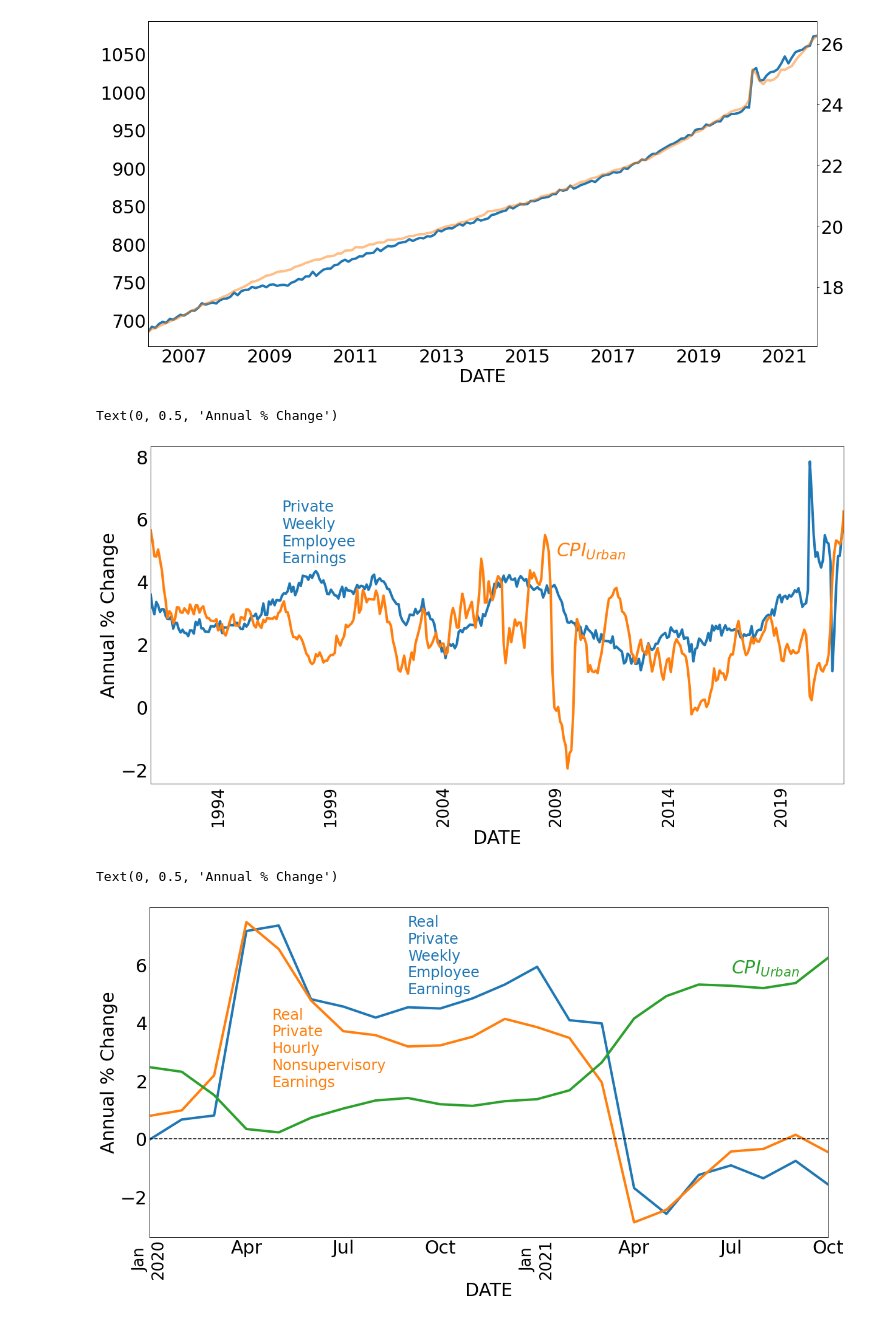
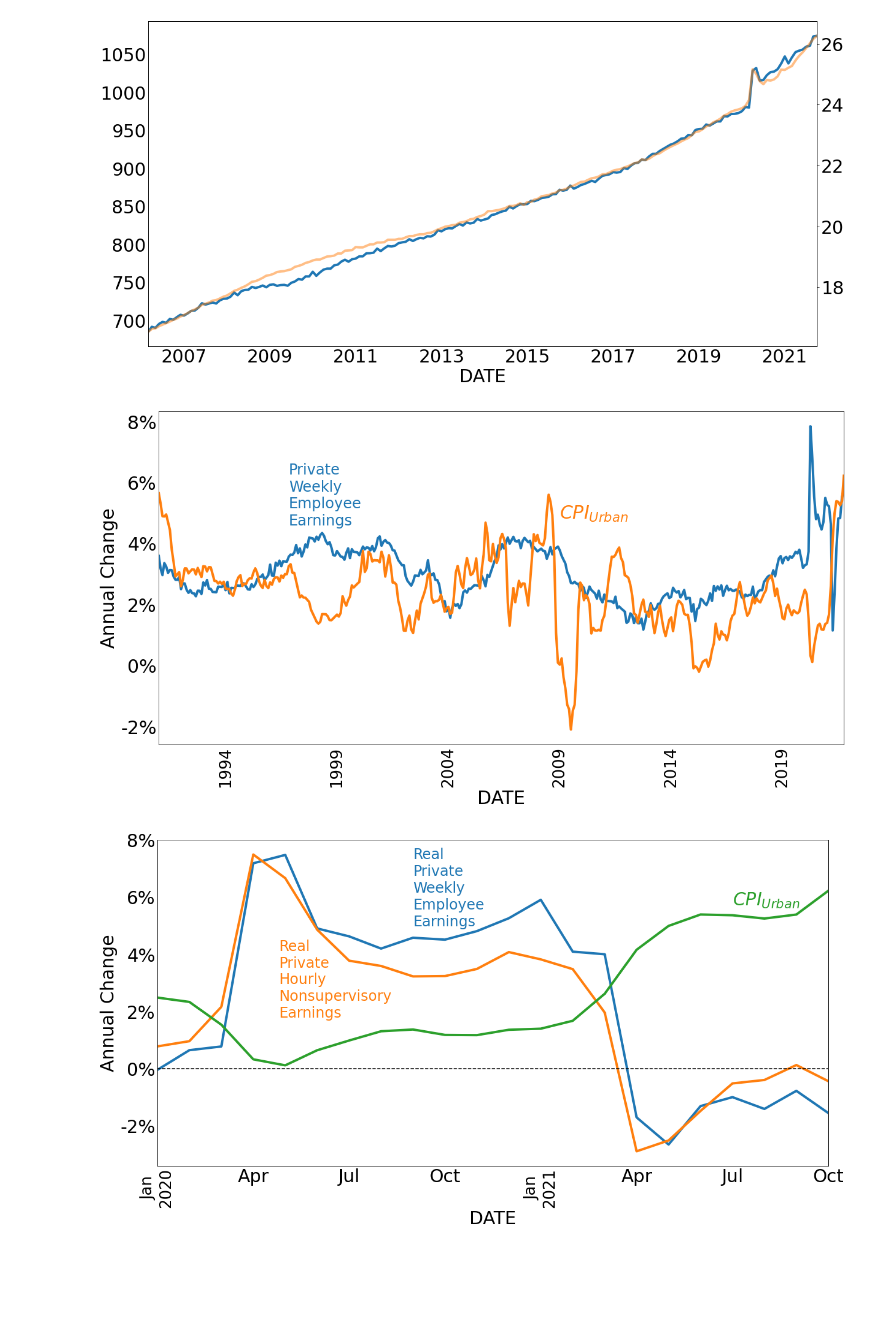
Before and after one commit to jlcatonjr/Learn-Python-for-Stats-and-Econ, a Jupyter notebook: Projects/SMP Data/Assessing Potential for Higher Inflation.ipynb, the cells around one changed output. Cells and saved outputs as stored; diff of their text form; code cells hidden in the pictures; blank space fills up the shorter version.

```diff
--- a/Projects/SMP Data/Assessing Potential for Higher Inflation.ipynb
+++ b/Projects/SMP Data/Assessing Potential for Higher Inflation.ipynb
@@ -161,8 +158,9 @@ data_dict = {"PPI: All Comodities": "PPIACO",
             "PPI: Copper and Copper Products":"WPUSI019011",
             "PPI: Gas and Oil Extraction":"PCU21112111",
             "Expected Inflation: 5 Year Breakeven Rate":"T5YIE",
-            "$CPI_{Urban}$":"CPIAUCSL",
-             "$CPI_{Core}$":"PCEPILFE",
+            "$CPI_{Urban}$":"CPIAUCNS",
+
+             "$CPI_{Core}$":"CPILFESL",
             "Industrial Production Index":"INDPRO",
             "$\pi_{e_{5Y}}$":"T5YIE",
              "$\pi_{e_{10Y}}$":"T10YIE",
@@ -187,8 +188,8 @@ keys = df.keys()
 for key in keys:
 #     if "PPI" in key or "CPI" in key or "M2" in key:
     df[key + " Annual % Change"] = df[key].pct_change(12) * 100
-df.rename(columns = {"$CPI_{Core}$ Annual % Change":"$CPI_{Core}$",
-                     "$CPI_{Urban}$ Annual % Change":"$CPI_{Urban}$",
+df.rename(columns = {"$CPI_{Core}$ Annual % Change":"$\pi_{Core}$",
+                     "$CPI_{Urban}$ Annual % Change":"$\pi_{Urban}$",
                     "PPI: All Comodities Annual % Change":"$\pi_{PPI}$"}, inplace = True)
 df["Unemployment Rate Annual Change"] = df["Unemployment Rate"].diff(12)
 # %%
@@ -259,4 +260,4 @@ plot_df#.to_csv("inflationData.csv")
 # %%
-df["$\pi_{Core} - \pi_{e_{5Y}}$"] = df["$\pi_{Core}$"].sub(df["$\pi_{e_{5Y}}$"])
+df["$\pi_{Urban} - \pi_{e_{5Y}}$"] = df["$\pi_{Urban}$"].sub(df["$\pi_{e_{5Y}}$"])
 df["$\pi_{Core} - \pi_{e_{10Y}}$"] = df["$\pi_{Core}$"].sub(df["$\pi_{e_{10Y}}$"])
 # %%
@@ -286,11 +287,3 @@ plot_lines(plot_df, linewidth = 5)
 # plot_df#.to_csv("inflationData.csv")
 # %% [output]
 [figure]
-# %%
-plt.rcParams.update({'font.size': 30})
-fig,ax = plt.subplots(figsize=(20,10))
-df["$\pi_{Core} - \pi_{e_{5Y}}$"].dropna().plot.line(linewidth = 4, legend = False)
-ax.axhline(0,ls="--", linewidth = 2, color = "k")
-plt.xticks(rotation=90, fontsize =26)
-ax.tick_params('both', length=0, which='both')
-plt.title("$\pi_{Core}$ - $\pi_{e_{5Y}}$")
@@ -396,7 +386,7 @@ ax.tick_params('both', length=0, which='both')
 # %% [output]
 [figure]
 # %%
- plot_keys = ["Private Hourly Nonsupervisory Earnings Annual % Change",
+plot_keys = ["Private Hourly Nonsupervisory Earnings Annual % Change",
               "$\pi_{Urban}$"
              ]
 plot_df = df[plot_keys].dropna()#.rolling(12).mean()
@@ -408,31 +398,36 @@ plt.xticks(rotation=90, fontsize =26)
 ax.tick_params('both', length=0, which='both')
 ax.text(322,4.6 ,  "Private\nWeekly\nEmployee\nEarnings", color = "C0", alpha = 1, fontsize = 24)
 ax.text(468,4.8,  "$CPI_{Urban}$", color = "C1", alpha = 1)
-ax.set_ylabel("Annual % Change")
-# plot_df#.to_csv("inflationData.csv")
+ax.set_ylabel("Annual Change")
+vals = ax.get_yticks()
+ax.set_yticklabels([str(int(y)) + "%" for y in vals])
+
+plot_df.to_csv("PrivateEarningsAndCPIUrbanAnnualPercentChange.csv")
 # %% [output]
-Text(0, 0.5, 'Annual % Change')
-[figure, old version]
+[figure, new version]
 # %%
  plot_keys = ["Real Private Weekly Employee Earnings Annual % Change",
             "Real Private Hourly Nonsupervisory Earnings Annual % Change",
              "$\pi_{Urban}$"]
 plot_df = df.loc["2020":,plot_keys].dropna()#.rolling(12).mean()
 fig,ax = plt.subplots(figsize=(20,10))
 # ax2 =ax.twinx()
 plot_df[plot_keys].plot(ax = ax, linewidth = 4, legend = False)
 # plot_df[plot_keys[1]].plot(ax = ax2, linewidth = 4, color = "C1", ls="-", alpha = .5)
 plt.xticks(rotation=90, fontsize =26)
 ax.tick_params('both', length=0, which='both')
 ax.text(608,5 ,  plot_keys[0].replace(" Annual % Change", "").replace(" ","\n"), color = "C0", fontsize = 24, alpha = 1)
 ax.text(603.8,1.8,  plot_keys[1].replace(" Annual % Change", "").replace(" ","\n"), color = "C1", fontsize = 24, alpha = 1)
 ax.text(618,5.7,  "$CPI_{Urban}$", color = "C2", fontsize = 30, alpha = 1)
 
 ax.axhline(0, ls = "--", color = "k")
-ax.set_ylabel("Annual % Change")
+ax.set_ylabel("Annual Change")
+vals = ax.get_yticks()
+ax.set_yticklabels([str(int(y)) + "%" for y in vals])
+
+plot_df.to_csv("PrivateEarningsAndCPIUrbanAnnualPercentChangeSinceJan2020.csv")
 # %% [output]
-Text(0, 0.5, 'Annual % Change')
-[figure, old version]
+[figure, new version]
 # %%
 df["Unemployment Rate Annual Change"] = df["Unemployment Rate"].diff(12)
 df["$\pi_{Urban}$ Annual Change"] = df["$\pi_{Urban}$"].diff(12)
```
Also changed, not shown: parts of 10 cells of this notebook, 15 other files.
